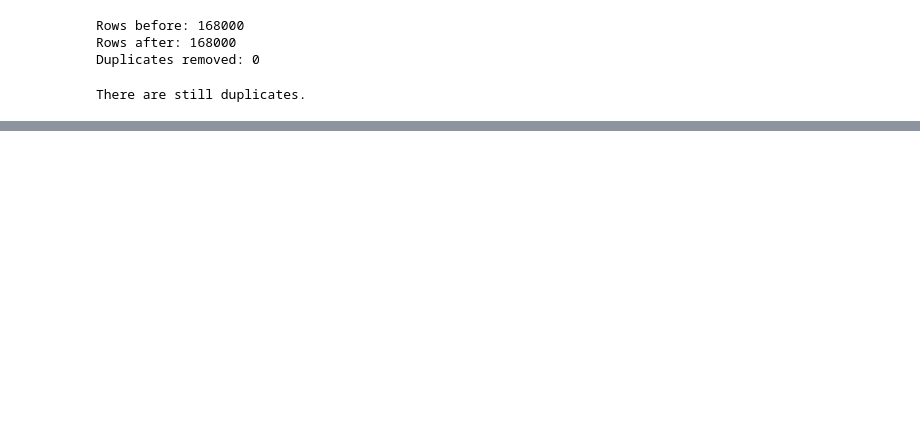
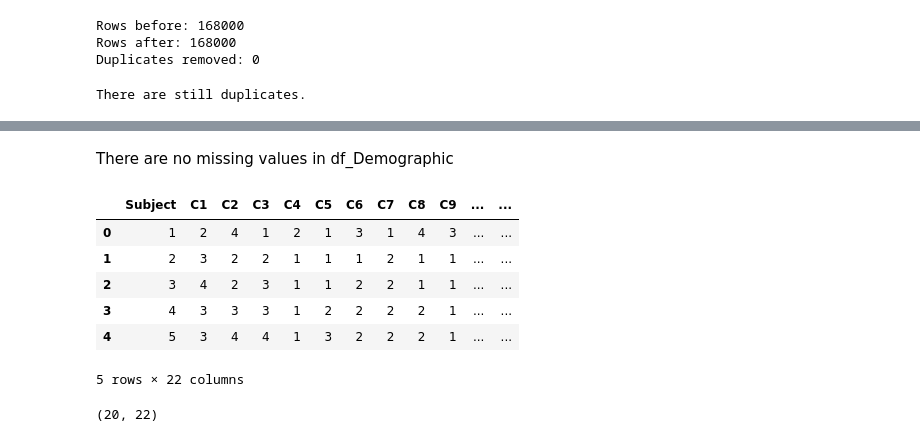
Before and after one commit to FGithaiga/WORK_STRESS, a Jupyter notebook: index.ipynb, the cells around one changed output, grey strips where cells are left out. Saved outputs shown, nothing was run; the diff lists cells and outputs as text; code cells hidden in the pictures; blank space fills up the shorter version.

```diff
--- a/index.ipynb
+++ b/index.ipynb
@@ -241,0 +375,18 @@ There are still duplicates.
+# %% [markdown]
+There are no missing values in df_Demographic
+# %%
+df_General = pd.read_csv('Data/Survey/generalStressTest.csv')
+df_General.head()
+# %% [output]
+|  | Subject | C1 | C2 | C3 | C4 | C5 | C6 | C7 | C8 | C9 | ... | ... |
+| 0 | 1 | 2 | 4 | 1 | 2 | 1 | 3 | 1 | 4 | 3 | ... | ... |
+| 1 | 2 | 3 | 2 | 2 | 1 | 1 | 1 | 2 | 1 | 1 | ... | ... |
+| 2 | 3 | 4 | 2 | 3 | 1 | 1 | 2 | 2 | 1 | 1 | ... | ... |
+| 3 | 4 | 3 | 3 | 3 | 1 | 2 | 2 | 2 | 2 | 1 | ... | ... |
+| 4 | 5 | 3 | 4 | 4 | 1 | 3 | 2 | 2 | 2 | 1 | ... | ... |
+5 rows × 22 columns
+# %%
+# Checking the Shape of the df_General DataFrame
+df_General.shape
+# %% [output]
+(20, 22)
```
Also changed, not shown: parts of 38 cells of this notebook.
